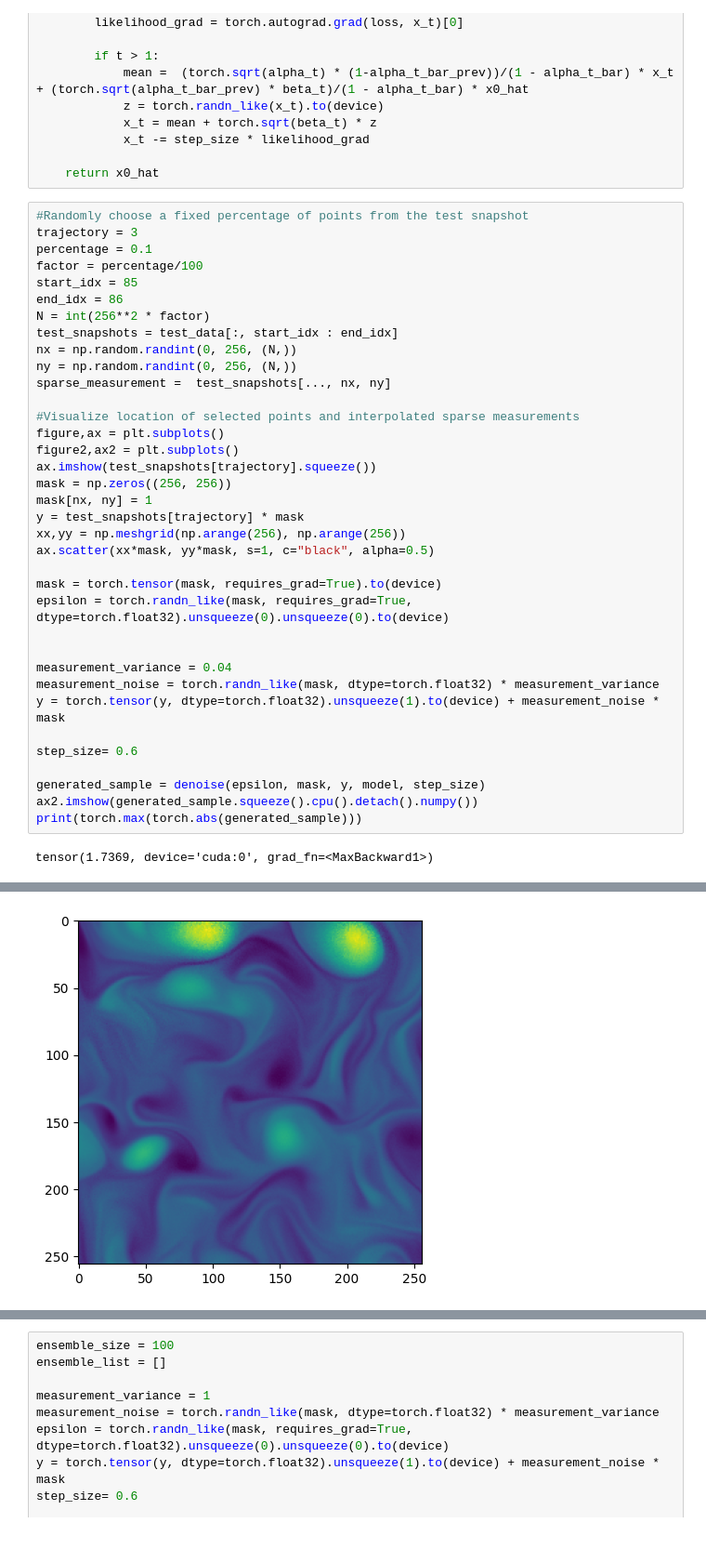
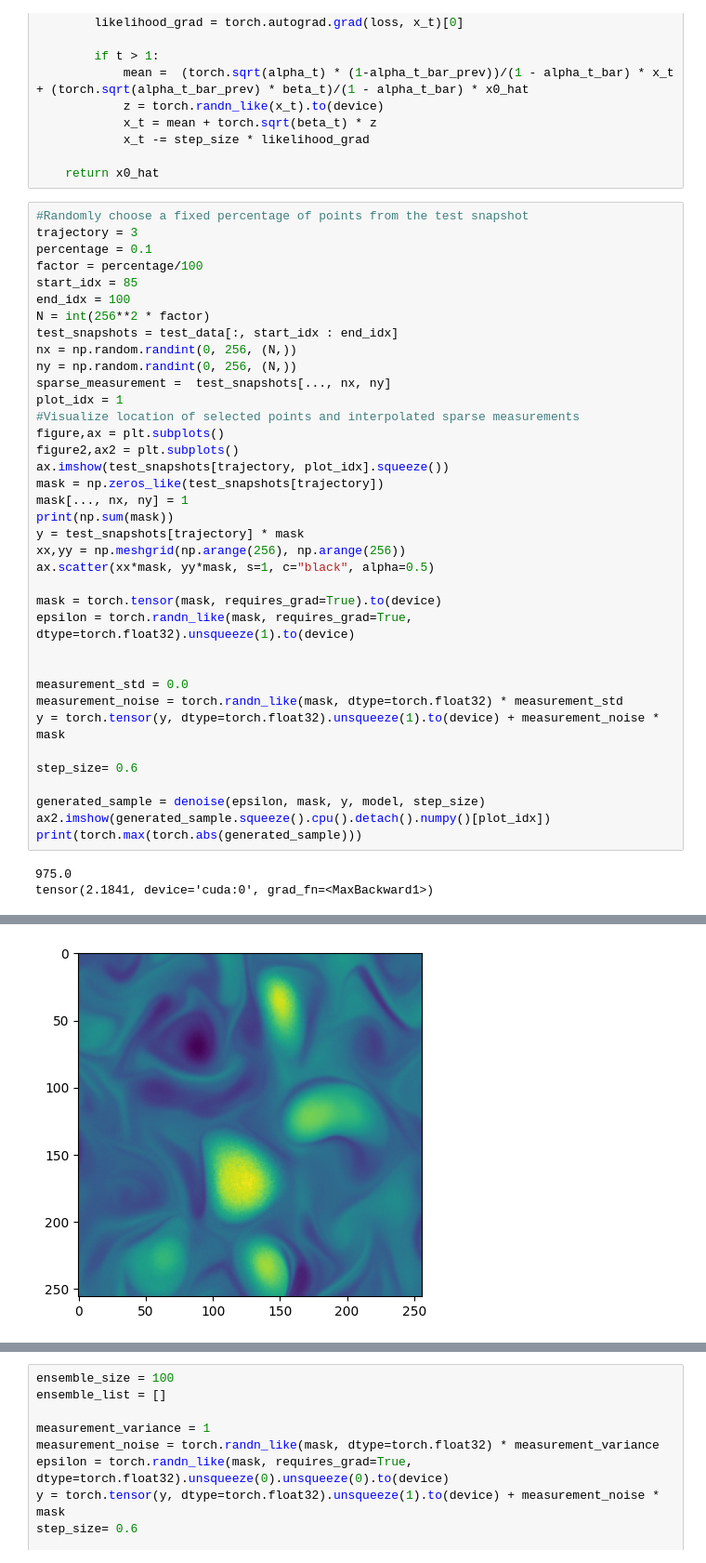
Before and after one commit to baristuran/baris-personal, a Jupyter notebook: data_assimilation.ipynb, the cells around one changed output, grey strips where cells are left out. Shown at 93% size. Cells and saved outputs as stored; diff of their text form.

```diff
--- a/data_assimilation.ipynb
+++ b/data_assimilation.ipynb
@@ -108,35 +108,37 @@ trajectory = 3
 percentage = 0.1
 factor = percentage/100
 start_idx = 85
-end_idx = 86
+end_idx = 100
 N = int(256**2 * factor)
 test_snapshots = test_data[:, start_idx : end_idx]
 nx = np.random.randint(0, 256, (N,))
 ny = np.random.randint(0, 256, (N,))
 sparse_measurement =  test_snapshots[..., nx, ny]
-
+plot_idx = 1
 #Visualize location of selected points and interpolated sparse measurements
 figure,ax = plt.subplots()
 figure2,ax2 = plt.subplots()
-ax.imshow(test_snapshots[trajectory].squeeze())
-mask = np.zeros((256, 256))
-mask[nx, ny] = 1
+ax.imshow(test_snapshots[trajectory, plot_idx].squeeze())
+mask = np.zeros_like(test_snapshots[trajectory])
+mask[..., nx, ny] = 1
+print(np.sum(mask))
 y = test_snapshots[trajectory] * mask
 xx,yy = np.meshgrid(np.arange(256), np.arange(256))
 ax.scatter(xx*mask, yy*mask, s=1, c="black", alpha=0.5)
 
 mask = torch.tensor(mask, requires_grad=True).to(device)
-epsilon = torch.randn_like(mask, requires_grad=True, dtype=torch.float32).unsqueeze(0).unsqueeze(0).to(device)
+epsilon = torch.randn_like(mask, requires_grad=True, dtype=torch.float32).unsqueeze(1).to(device)
 
 
-measurement_variance = 0.04
-measurement_noise = torch.randn_like(mask, dtype=torch.float32) * measurement_variance
+measurement_std = 0.0
+measurement_noise = torch.randn_like(mask, dtype=torch.float32) * measurement_std
 y = torch.tensor(y, dtype=torch.float32).unsqueeze(1).to(device) + measurement_noise * mask
 
 step_size= 0.6
 
 generated_sample = denoise(epsilon, mask, y, model, step_size)
-ax2.imshow(generated_sample.squeeze().cpu().detach().numpy())
+ax2.imshow(generated_sample.squeeze().cpu().detach().numpy()[plot_idx])
 print(torch.max(torch.abs(generated_sample)))
 # %% [output]
-tensor(1.7369, device='cuda:0', grad_fn=<MaxBackward1>)
+975.0
+tensor(2.1841, device='cuda:0', grad_fn=<MaxBackward1>)
@@ -144,2 +146,2 @@ tensor(1.7369, device='cuda:0', grad_fn=<MaxBackward1>)
-[figure, old version]
+[figure, new version]
 # %%
```
Also changed, not shown: parts of 6 cells of this notebook.
